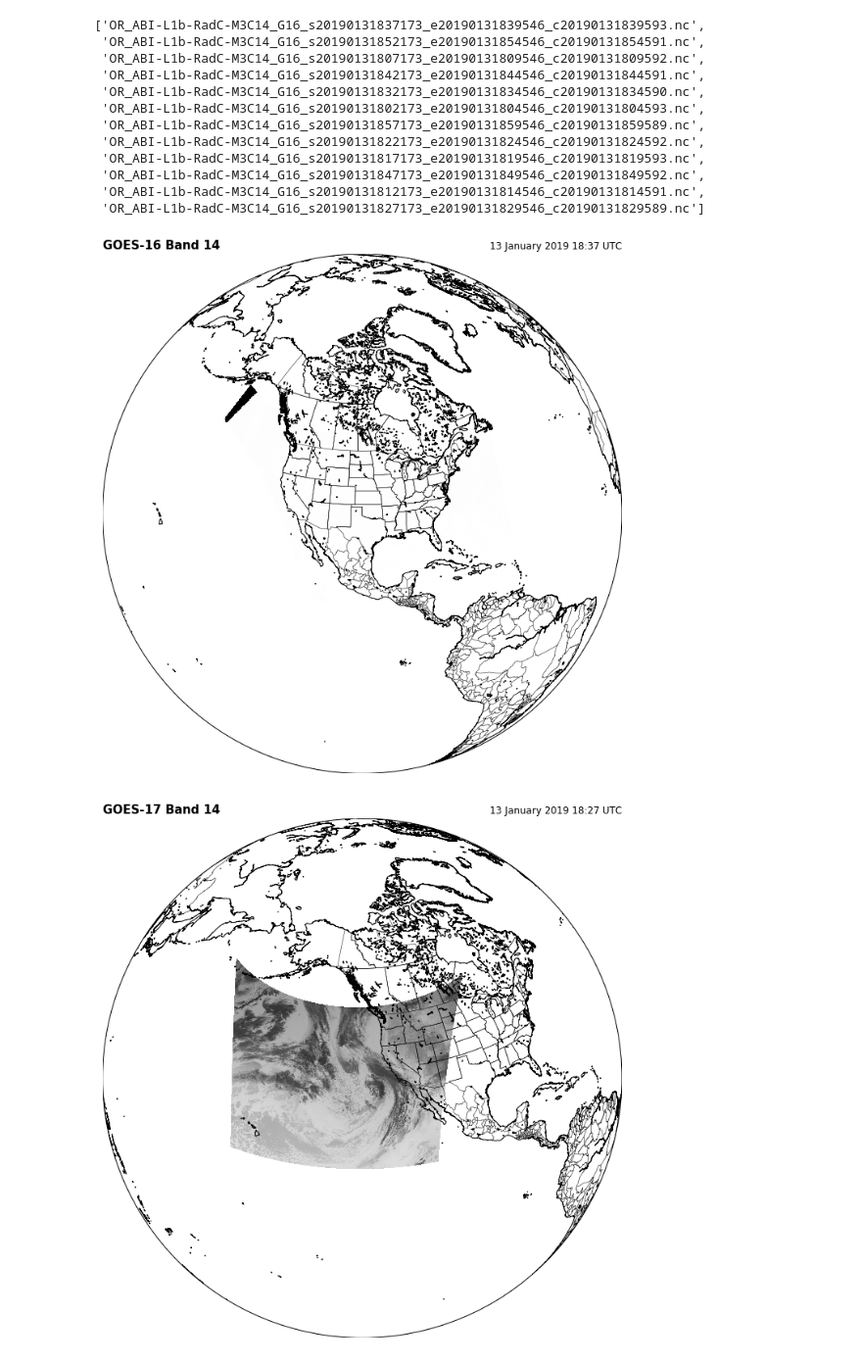
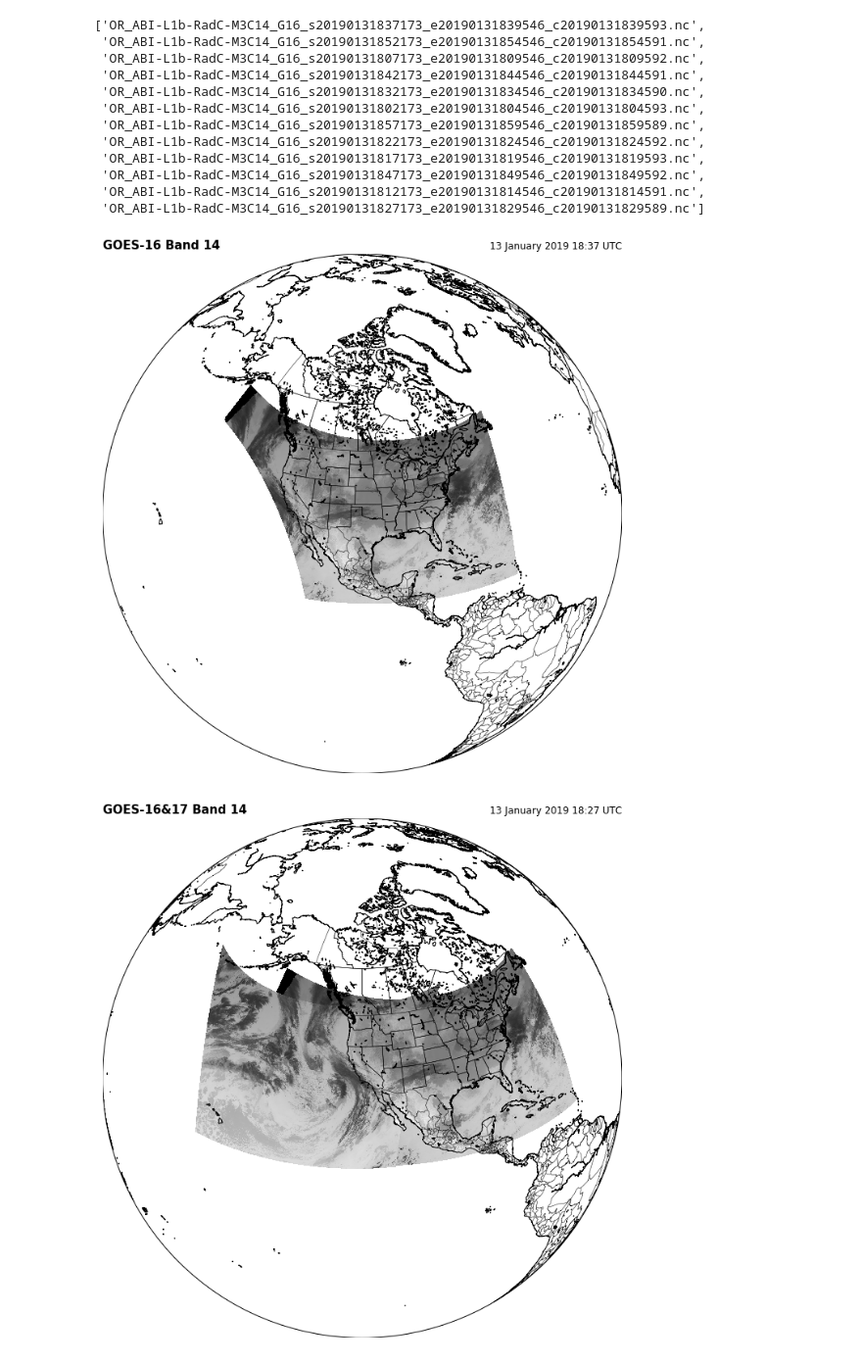
Before and after one commit to spestana/goes-ortho, a Jupyter notebook: goes-view.ipynb, the cells around one changed output. Shown at 98% size. Saved outputs shown, nothing was run; the diff lists cells and outputs as text; code cells hidden in the pictures.

Commit message:
Add goes 16 17 plot

```diff
--- a/goes-view.ipynb
+++ b/goes-view.ipynb
@@ -114,9 +133,8 @@ proj_string, p = getProj4string(C.goes_imager_projection)
 # %%
 # The projection x and y coordinates equals the scanning angle (in radians) multiplied by the satellite height
 sat_h = C.goes_imager_projection.perspective_point_height
-# See details here: https://proj4.org/operations/projections/geos.html?highlight=geostationary
-x = C['x'][:] * sat_h
-y = C['y'][:] * sat_h
-# Convert image projection coordinates (x and y) to latitude and longitude values.
-XX, YY = np.meshgrid(x, y)
-lons, lats = p(XX, YY, inverse=True)
+sat_x = C['x'][:]
+sat_y = C['y'][:]
+Rad = C['Rad'].data
+
+lats16, lons16, R16 = getLatLon(sat_x,sat_y,sat_h,Rad,p)
@@ -146,7 +152,7 @@ mL = Basemap(resolution='i', projection='ortho',
 plt.figure(figsize=[15, 12])
 
 # Plotting radiances on our map
-newmap = mL.pcolormesh(lons, lats, R, cmap='gray', linewidth=0, latlon=True)
+newmap = mL.pcolormesh(lons16, lats16, R16, cmap='gray', vmin=0, linewidth=0, latlon=True)
 
 mL.drawcoastlines()
 mL.drawcountries()
@@ -157,5 +163,5 @@ scan_start = datetime.strptime(C.time_coverage_start, '%Y-%m-%dT%H:%M:%S.%fZ') #
 plt.title('%s' % scan_start.strftime('%d %B %Y %H:%M UTC'), loc='right');
 plt.savefig('GOES-16_b14.png')
 # %% [output]
-[figure, old version]
+[figure, new version]
 # %%
@@ -178,42 +184,29 @@ proj_string, p = getProj4string(C_17.goes_imager_projection)
 
 # The projection x and y coordinates equals the scanning angle (in radians) multiplied by the satellite height
 sat_h = C_17.goes_imager_projection.perspective_point_height
-# See details here: https://proj4.org/operations/projections/geos.html?highlight=geostationary
-x = C_17['x'][:] * sat_h
-y = C_17['y'][:] * sat_h
-# Perform cartographic transformation. That is, convert image projection coordinates (x and y)
-# to latitude and longitude values.
-XX, YY = np.meshgrid(x, y)
-lons, lats = p(XX, YY, inverse=True)
+sat_x = C_17['x'][:]
+sat_y = C_17['y'][:]
+Rad = C_17['Rad'].data
 
-# Get the radiance values
-R = C_17['Rad'].data
-
-# Assign the pixels showing space as a single point in the Gulf of Alaska
-lats[np.isnan(R)] = 57
-lons[np.isnan(R)] = -152
-
-# Replace nans
-lats[np.isnan(lats)]=-9999.0
-lons[np.isnan(lons)]=-9999.0
-R[np.isnan(R)]=-9999.0
+lats17, lons17, R17 = getLatLon(sat_x,sat_y,sat_h,Rad,p)
 # %%
 # Or use an orthographic projection
 mL = Basemap(resolution='i', projection='ortho',
-              lat_0=35, lon_0=-130)
+              lat_0=35, lon_0=-120)
 # %%
 plt.figure(figsize=[15, 12])
 
 # Plotting radiances on our map
-newmap = mL.pcolormesh(lons, lats, R, cmap='gray',vmin=0, linewidth=0, latlon=True)
+g16 = mL.pcolormesh(lons16, lats16, R16, cmap='gray',vmin=0, linewidth=0, latlon=True)
+g17 = mL.pcolormesh(lons17, lats17, R17, cmap='gray',vmin=0, linewidth=0, latlon=True)
 
 mL.drawcoastlines()
 mL.drawcountries()
 mL.drawstates()
 
-plt.title('GOES-17 Band 14', loc='left', fontweight='semibold', fontsize=15)
+plt.title('GOES-16&17 Band 14', loc='left', fontweight='semibold', fontsize=15)
 scan_start = datetime.strptime(C_17.time_coverage_start, '%Y-%m-%dT%H:%M:%S.%fZ') # Scan's start time, converted to datetime object
 plt.title('%s' % scan_start.strftime('%d %B %Y %H:%M UTC'), loc='right');
-plt.savefig('GOES-17_b14.png')
+plt.savefig('GOES-16-17_b14.png')
 # %% [output]
-[figure, old version]
+[figure, new version]
```
Also changed, not shown: parts of 5 cells of this notebook.
